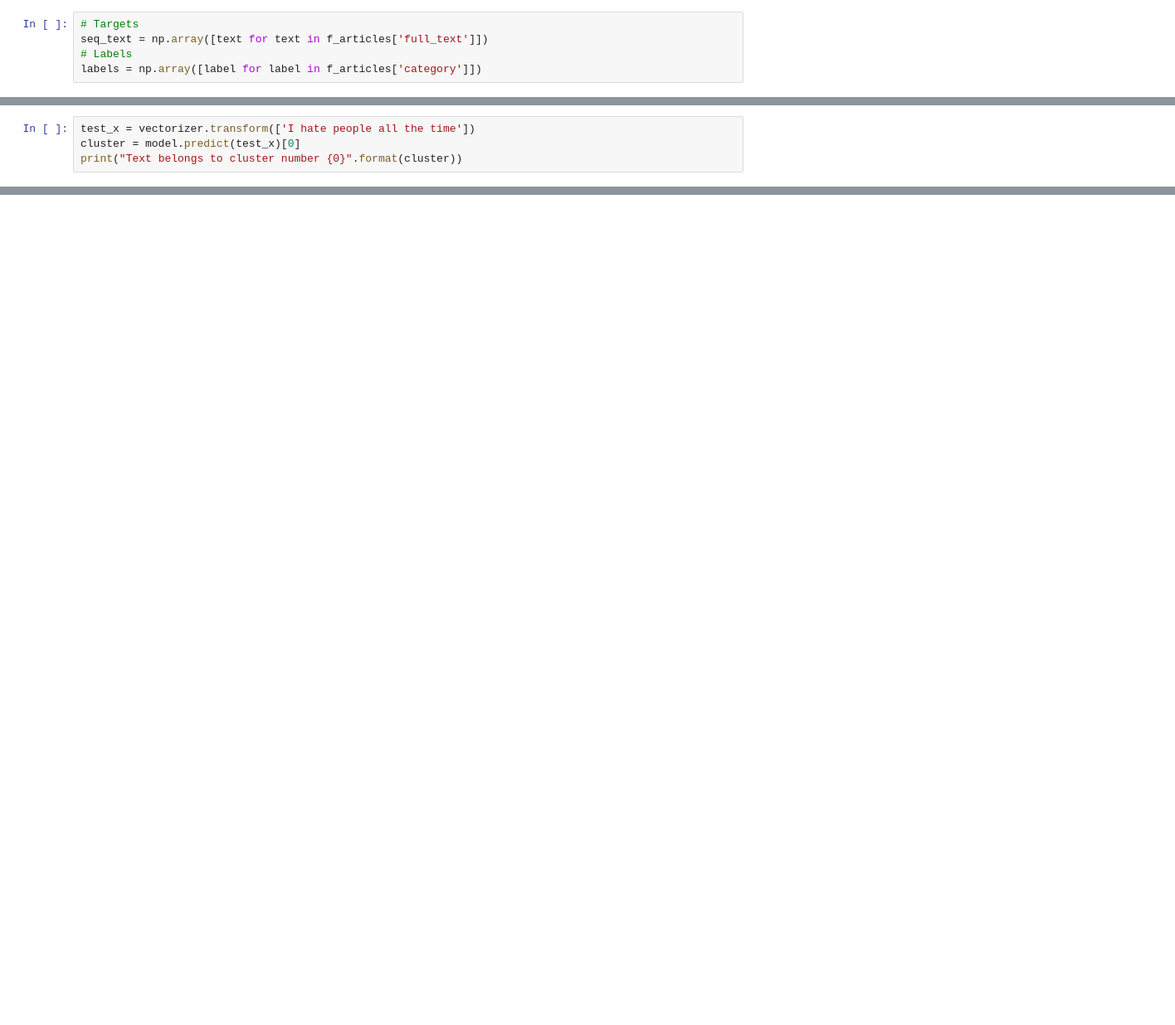
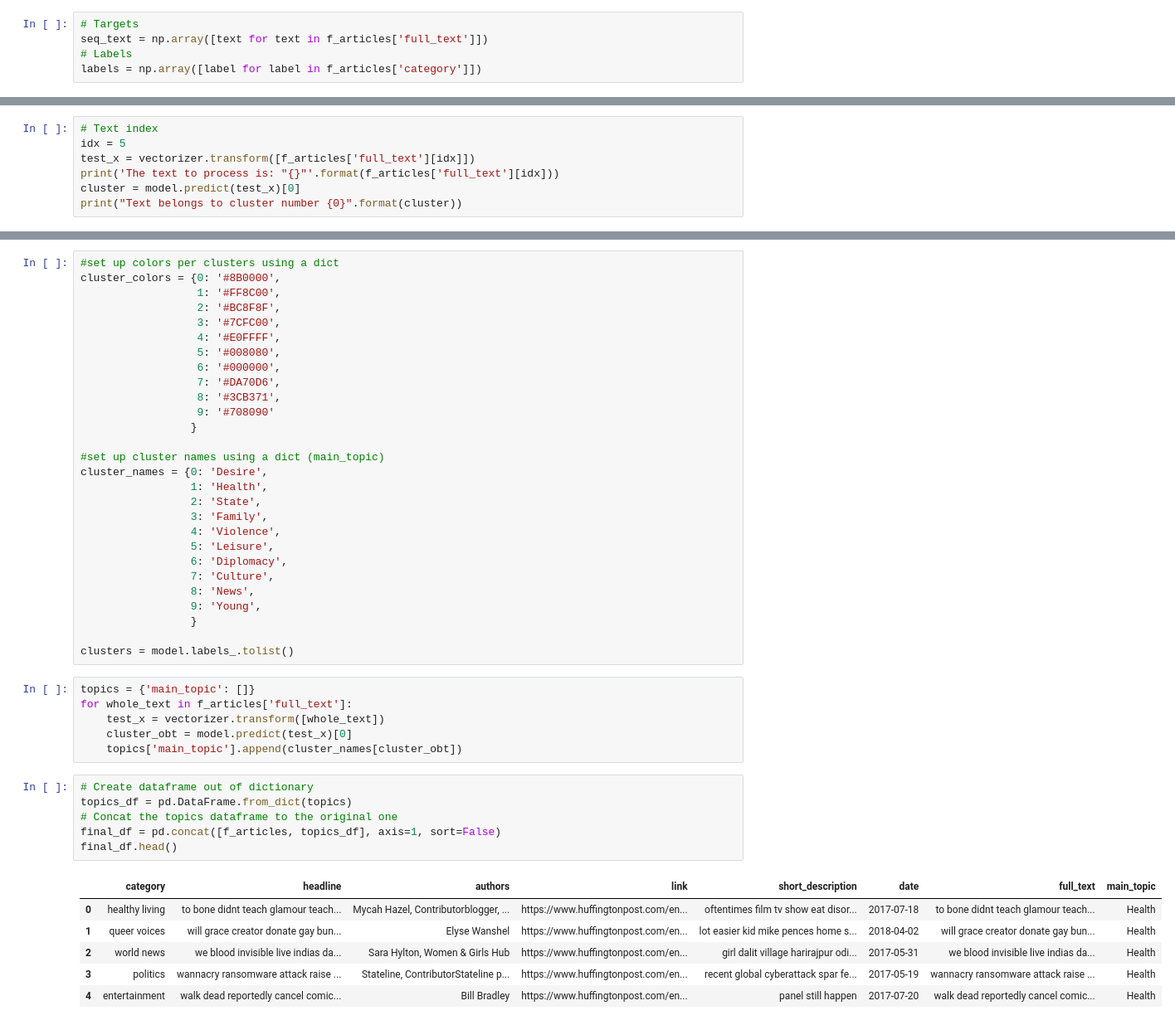
Before and after one commit to MikeS96/whale_jaguar_test, a Jupyter notebook: Solution_whale&Jaguar.ipynb, the cells around one changed output, grey strips where cells are left out. Shown at 83% size. Cells and saved outputs as stored; diff of their text form; blank space fills up the shorter version.

```diff
--- a/Solution_whale&Jaguar.ipynb
+++ b/Solution_whale&Jaguar.ipynb
@@ -1139,5 +1143,8 @@ Cluster 1:
 # %%
-test_x = vectorizer.transform(['I hate people all the time'])
+# Text index
+idx = 5
+test_x = vectorizer.transform([f_articles['full_text'][idx]])
+print('The text to process is: "{}"'.format(f_articles['full_text'][idx]))
 cluster = model.predict(test_x)[0]
 print("Text belongs to cluster number {0}".format(cluster))
 # %% [output]
@@ -1144,0 +1156,47 @@ Text belongs to cluster number 16
+# %%
+#set up colors per clusters using a dict
+cluster_colors = {0: '#8B0000',
+                  1: '#FF8C00',
+                  2: '#BC8F8F',
+                  3: '#7CFC00',
+                  4: '#E0FFFF',
+                  5: '#008080',
+                  6: '#000000',
+                  7: '#DA70D6',
+                  8: '#3CB371',
+                  9: '#708090'
+                 }
+
+#set up cluster names using a dict (main_topic)
+cluster_names = {0: 'Desire',
+                 1: 'Health',
+                 2: 'State',
+                 3: 'Family',
+                 4: 'Violence',
+                 5: 'Leisure',
+                 6: 'Diplomacy',
+                 7: 'Culture',
+                 8: 'News',
+                 9: 'Young',
+                 }
+
+clusters = model.labels_.tolist()
+# %%
+topics = {'main_topic': []}
+for whole_text in f_articles['full_text']:
+    test_x = vectorizer.transform([whole_text])
+    cluster_obt = model.predict(test_x)[0]
+    topics['main_topic'].append(cluster_names[cluster_obt])
+# %%
+# Create dataframe out of dictionary
+topics_df = pd.DataFrame.from_dict(topics)
+# Concat the topics dataframe to the original one
+final_df = pd.concat([f_articles, topics_df], axis=1, sort=False)
+final_df.head()
+# %% [output]
+|  | category | headline | authors | link | short_description | date | full_text | main_topic |
+| 0 | healthy living | to bone didnt teach glamour teach... | Mycah Hazel, Contributorblogger, ... | https://www.huffingtonpost.com/en... | oftentimes film tv show eat disor... | 2017-07-18 | to bone didnt teach glamour teach... | Health |
+| 1 | queer voices | will grace creator donate gay bun... | Elyse Wanshel | https://www.huffingtonpost.com/en... | lot easier kid mike pences home s... | 2018-04-02 | will grace creator donate gay bun... | Health |
+| 2 | world news | we blood invisible live indias da... | Sara Hylton, Women & Girls Hub | https://www.huffingtonpost.com/en... | girl dalit village harirajpur odi... | 2017-05-31 | we blood invisible live indias da... | Health |
+| 3 | politics | wannacry ransomware attack raise ... | Stateline, ContributorStateline p... | https://www.huffingtonpost.com/en... | recent global cyberattack spar fe... | 2017-05-19 | wannacry ransomware attack raise ... | Health |
+| 4 | entertainment | walk dead reportedly cancel comic... | Bill Bradley | https://www.huffingtonpost.com/en... | panel still happen | 2017-07-20 | walk dead reportedly cancel comic... | Health |
```
Also changed, not shown: parts of 35 cells of this notebook.
